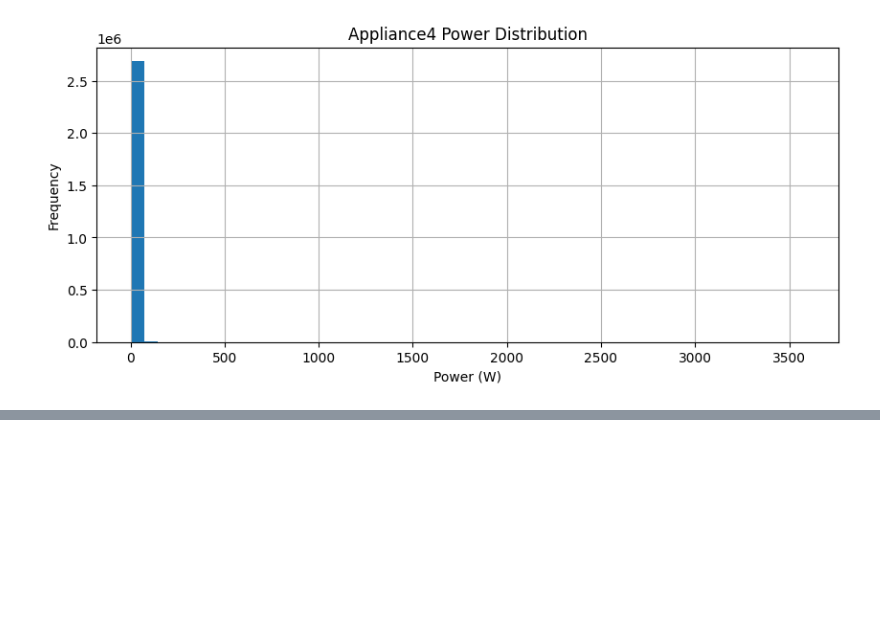
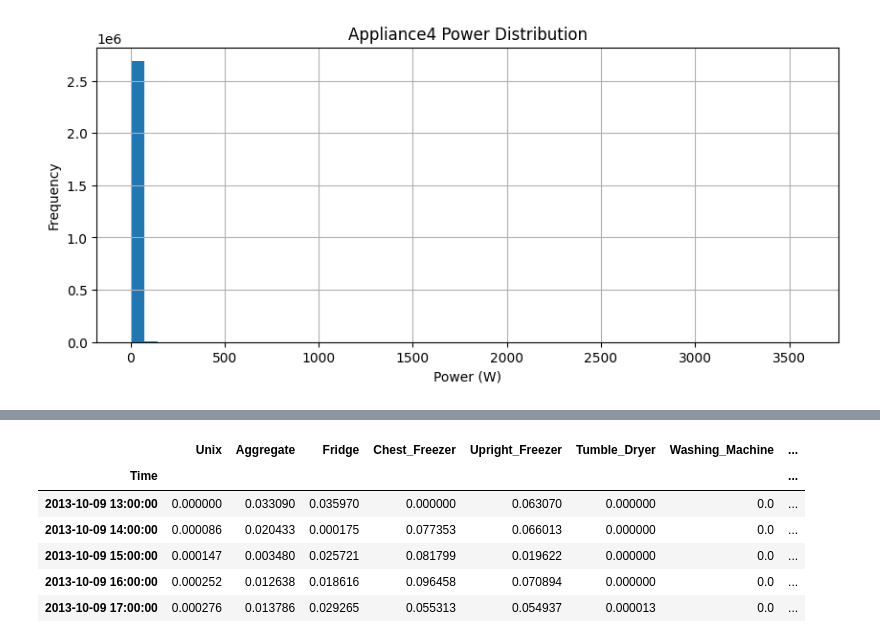
Before and after one commit to Keerthana-Uppanda/SmartEnergyProject, a Jupyter notebook: notebooks/01_Data_Analysis.ipynb, the cells around one changed output, grey strips where cells are left out. Drawn from its saved outputs; the diff is of its cells as text; code cells hidden in the pictures; blank space fills up the shorter version.

```diff
--- a/notebooks/01_Data_Analysis.ipynb
+++ b/notebooks/01_Data_Analysis.ipynb
@@ -254,0 +386,21 @@ plt.show()
+# %%
+from sklearn.preprocessing import MinMaxScaler
+
+scaler = MinMaxScaler()
+X_scaled = scaler.fit_transform(X)
+
+df_scaled = pd.DataFrame(
+    X_scaled,
+    index=X.index,
+    columns=X.columns
+)
+
+df_scaled.head()
+# %% [output]
+|  | Unix | Aggregate | Fridge | Chest_Freezer | Upright_Freezer | Tumble_Dryer | Washing_Machine | ... |
+| Time |  |  |  |  |  |  |  | ... |
+| 2013-10-09 13:00:00 | 0.000000 | 0.033090 | 0.035970 | 0.000000 | 0.063070 | 0.000000 | 0.0 | ... |
+| 2013-10-09 14:00:00 | 0.000086 | 0.020433 | 0.000175 | 0.077353 | 0.066013 | 0.000000 | 0.0 | ... |
+| 2013-10-09 15:00:00 | 0.000147 | 0.003480 | 0.025721 | 0.081799 | 0.019622 | 0.000000 | 0.0 | ... |
+| 2013-10-09 16:00:00 | 0.000252 | 0.012638 | 0.018616 | 0.096458 | 0.070894 | 0.000000 | 0.0 | ... |
+| 2013-10-09 17:00:00 | 0.000276 | 0.013786 | 0.029265 | 0.055313 | 0.054937 | 0.000013 | 0.0 | ... |
```
Also changed, not shown: parts of 28 cells of this notebook.
